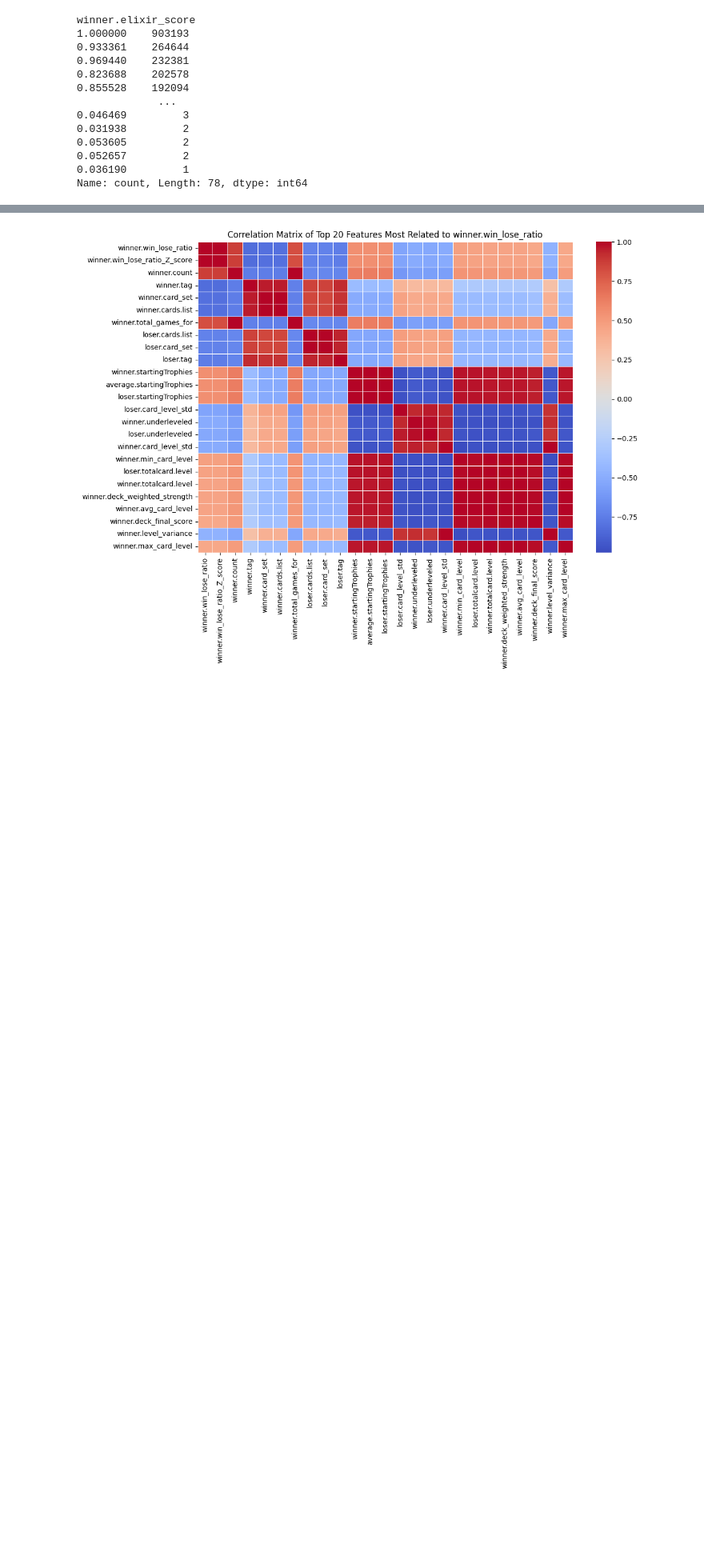
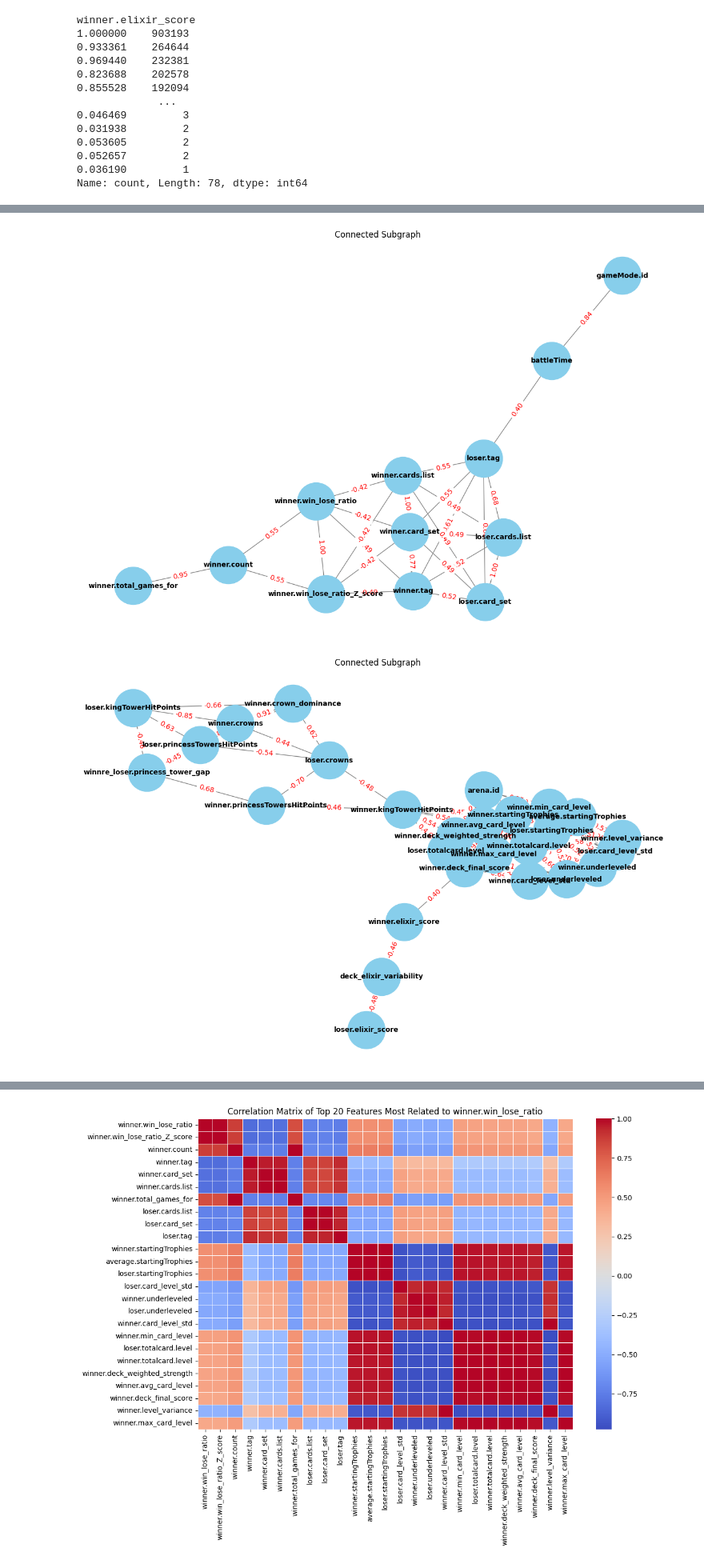
Before and after one commit to Av0cat0/Clash-Royale-Causal-analysis, a Jupyter notebook: yagel-visualizations.ipynb, the cells around one changed output, grey strips where cells are left out. Shown at 80% size. Saved outputs shown, nothing was run; the diff lists cells and outputs as text; code cells hidden in the pictures; blank space fills up the shorter version.

```diff
--- a/yagel-visualizations.ipynb
+++ b/yagel-visualizations.ipynb
@@ -287,0 +270,17 @@ for subgraph in nx.connected_components(G):
+# %%
+# because it TMI we will look at the connected components and will clean the data according to this
+# Draw all connected subgraphs separately
+for subgraph in nx.connected_components(G):
+    subgraph = G.subgraph(subgraph)
+    pos = nx.kamada_kawai_layout(subgraph)
+    plt.figure(figsize=(12, 8))
+    nx.draw(subgraph, pos, with_labels=True, node_size=3000, node_color="skyblue",
+            font_size=10, font_weight="bold", edge_color="gray")
+    # Add edge labels
+    edge_labels = {(i, j): f'{correlation_matrix.loc[i, j]:.2f}' for i, j in subgraph.edges}
+    nx.draw_networkx_edge_labels(subgraph, pos, edge_labels=edge_labels, font_color='red')
+    plt.title("Connected Subgraph")
+    plt.show()
+# %% [output]
+[figure, added]
+[figure, added]
```
Also changed, not shown: parts of 8 cells of this notebook, 3 other files.
